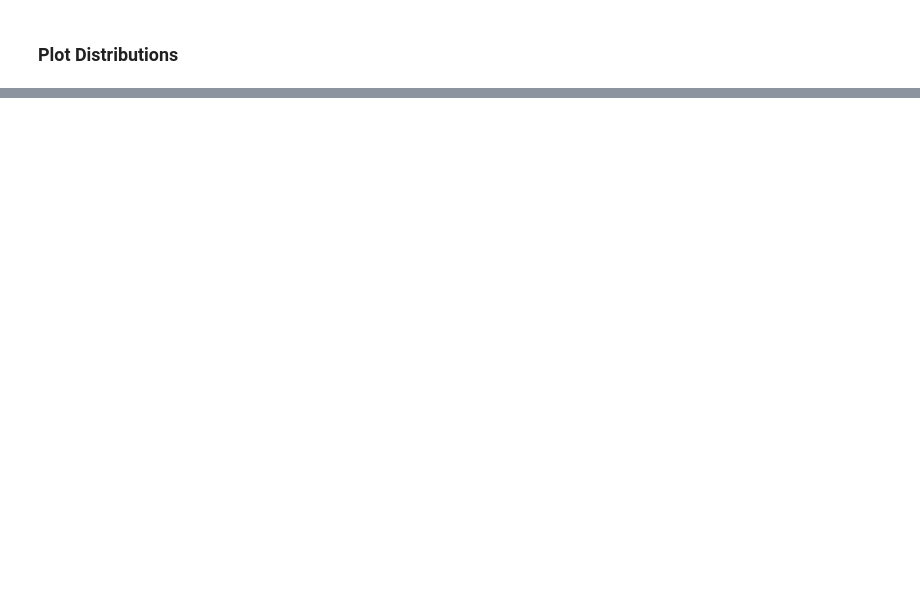
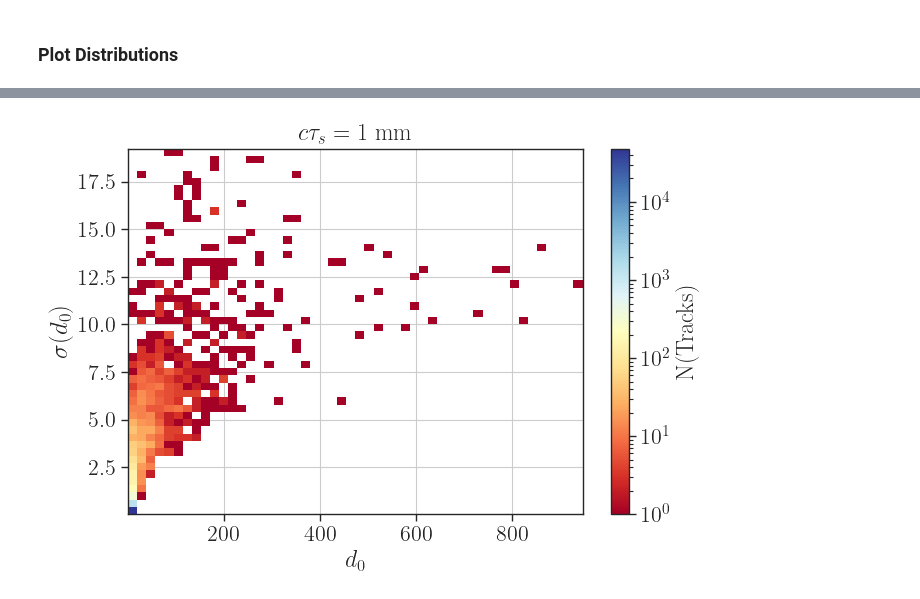
Before and after one commit to andlessa/higgsEJs, a Jupyter notebook: plotting/plots-dists_1mm.ipynb, the cells around one changed output, grey strips where cells are left out. Saved outputs shown, nothing was run; the diff lists cells and outputs as text; code cells hidden in the pictures; blank space fills up the shorter version.

```diff
--- a/plotting/plots-dists_1mm.ipynb
+++ b/plotting/plots-dists_1mm.ipynb
@@ -158,0 +206,19 @@ plt.show()
+# %%
+colors = sns.color_palette('deep')
+fig = plt.figure(figsize=(7,5))
+plt.hist2d(d0,sigmaD0,bins=50,norm=LogNorm(),cmap=cm)
+
+# plt.legend()
+# plt.yscale('log')
+# plt.ylim(1e-2,10)
+# plt.xlim(-1.5,3.0)
+plt.grid()
+
+plt.ylabel(r'$\sigma(d_{0})$',fontsize=18)
+plt.xlabel(r'$d_0$')
+plt.title(r'$c\tau_s = 1$ mm')
+plt.colorbar(label='N(Tracks)')
+plt.tight_layout()
+plt.show()
+# %% [output]
+[figure, added]
```
Also changed, not shown: parts of 9 cells of this notebook, 5 other files.
